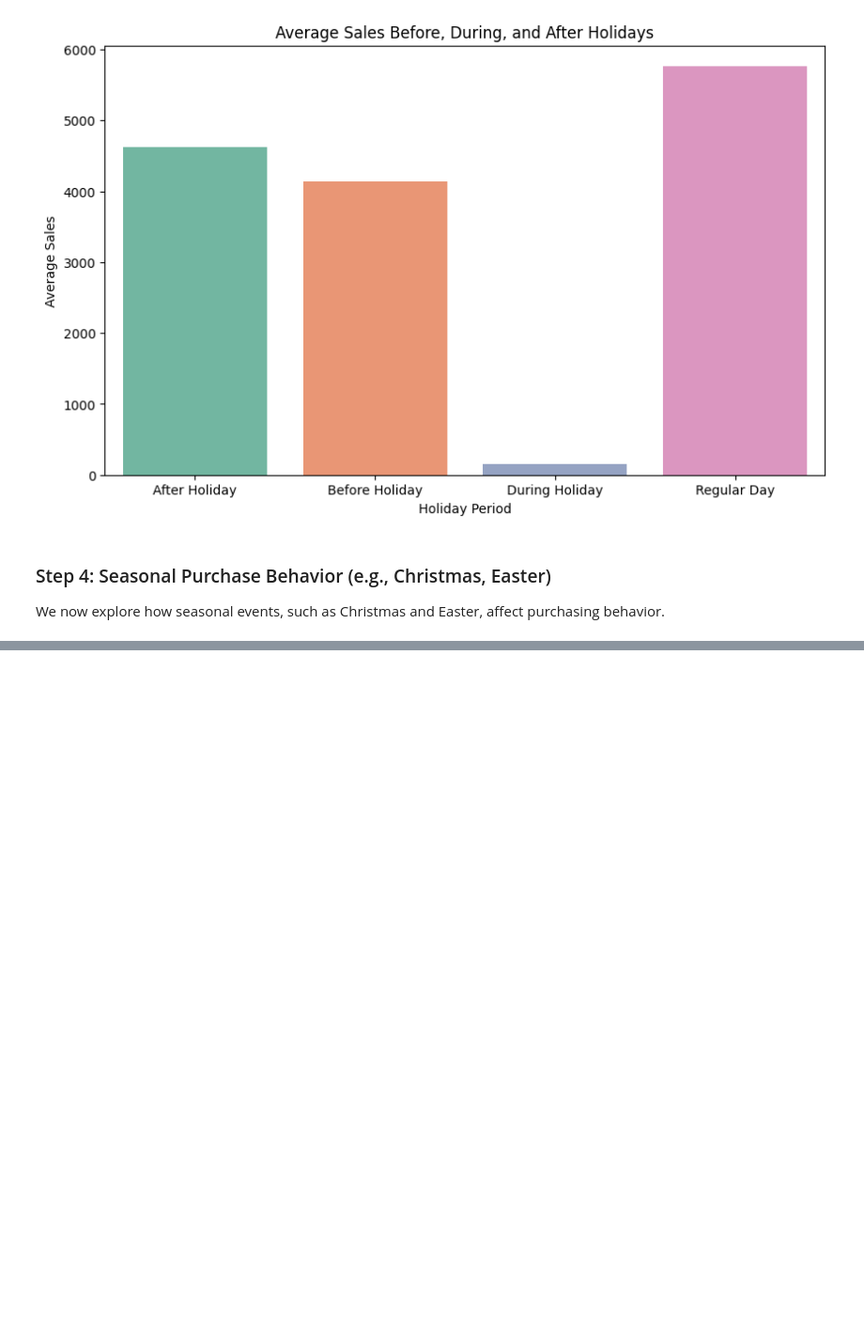
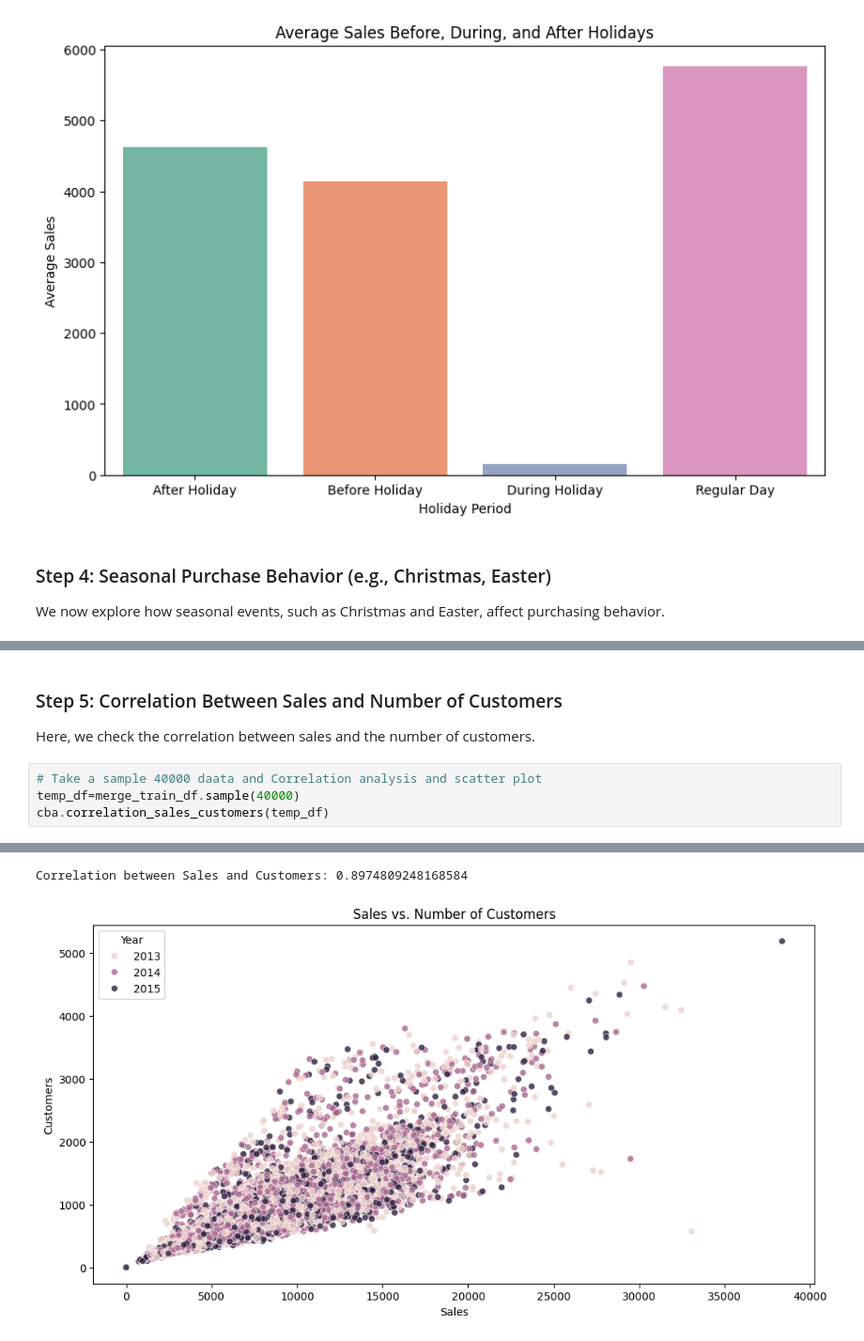
Before and after one commit to GetieBalew24/Rossmann--Sales-Prediction, a Jupyter notebook: notebooks/customer_purchasing_behavior_EDA.ipynb, the cells around one changed output, grey strips where cells are left out. Shown: that part at 94% size. Drawn from its saved outputs; the diff is of its cells as text; blank space fills up the shorter version.

Commit message:
Correlation Between Sales and Number of Customers

```diff
--- a/notebooks/customer_purchasing_behavior_EDA.ipynb
+++ b/notebooks/customer_purchasing_behavior_EDA.ipynb
@@ -193 +193,9 @@ cba.plot_sales_holiday_behavior(train_cleaned)
 [figure]
+# %% [markdown]
+### Step 5: Correlation Between Sales and Number of Customers
+Here, we check the correlation between sales and the number of customers.
+# %%
+# Take a sample 40000 daata and Correlation analysis and scatter plot
+temp_df=merge_train_df.sample(40000)
+cba.correlation_sales_customers(temp_df)
+# %% [output]
@@ -193,0 +203,2 @@ cba.plot_sales_holiday_behavior(train_cleaned)
+Correlation between Sales and Customers: 0.8974809248168584
+[figure, added]
```
Also changed, not shown: parts of 9 cells of this notebook, 1 other file.
